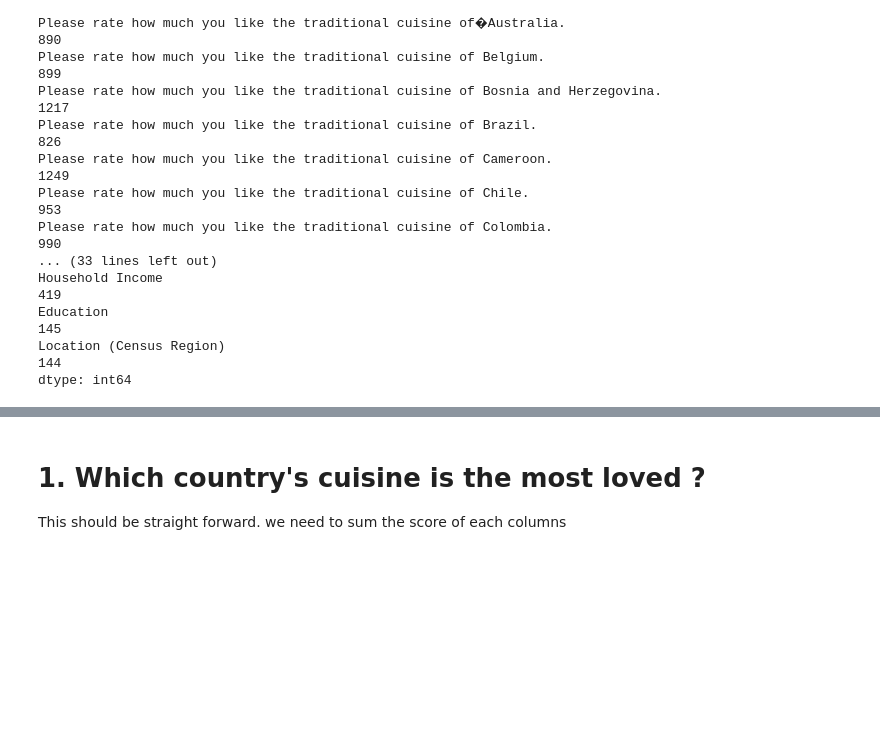
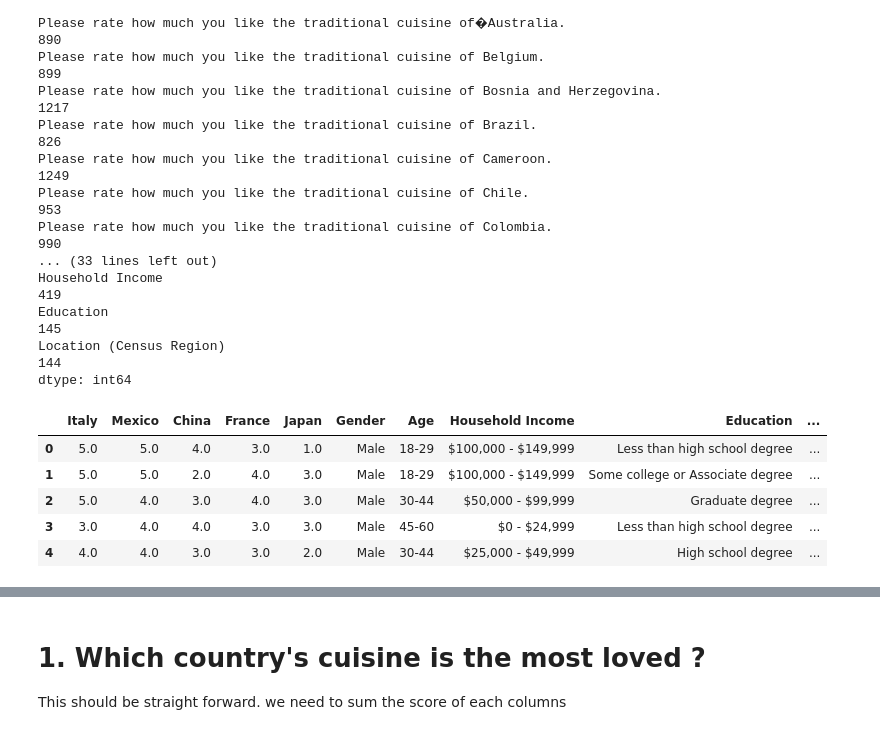
Before and after one commit to manojmanivannan/DataScience, a Jupyter notebook: food-world-cup/explore.ipynb, the cells around one changed output, grey strips where cells are left out. Drawn from its saved outputs; the diff is of its cells as text; code cells hidden in the pictures; blank space fills up the shorter version.

```diff
--- a/food-world-cup/explore.ipynb
+++ b/food-world-cup/explore.ipynb
@@ -142,3 +142,14 @@ Location (Census Region)
 dtype: int64
 # %%
 df_interested = df_interested.fillna(0).copy()
+# %%
+df_interested = df_interested.merge(df['Generally speaking, how would you rate your level of knowledge�of cuisines from different parts of the world?'],left_index=True,right_index=True)
+df_interested = df_interested.rename(columns={'Generally speaking, how would you rate your level of knowledge�of cuisines from different parts of the world?':'expertise'})
+df_interested.head()
+# %% [output]
+|  | Italy | Mexico | China | France | Japan | Gender | Age | Household Income | Education | ... |
+| 0 | 5.0 | 5.0 | 4.0 | 3.0 | 1.0 | Male | 18-29 | $100,000 - $149,999 | Less than high school degree | ... |
+| 1 | 5.0 | 5.0 | 2.0 | 4.0 | 3.0 | Male | 18-29 | $100,000 - $149,999 | Some college or Associate degree | ... |
+| 2 | 5.0 | 4.0 | 3.0 | 4.0 | 3.0 | Male | 30-44 | $50,000 - $99,999 | Graduate degree | ... |
+| 3 | 3.0 | 4.0 | 4.0 | 3.0 | 3.0 | Male | 45-60 | $0 - $24,999 | Less than high school degree | ... |
+| 4 | 4.0 | 4.0 | 3.0 | 3.0 | 2.0 | Male | 30-44 | $25,000 - $49,999 | High school degree | ... |
```
Also changed, not shown: parts of 13 cells of this notebook.
